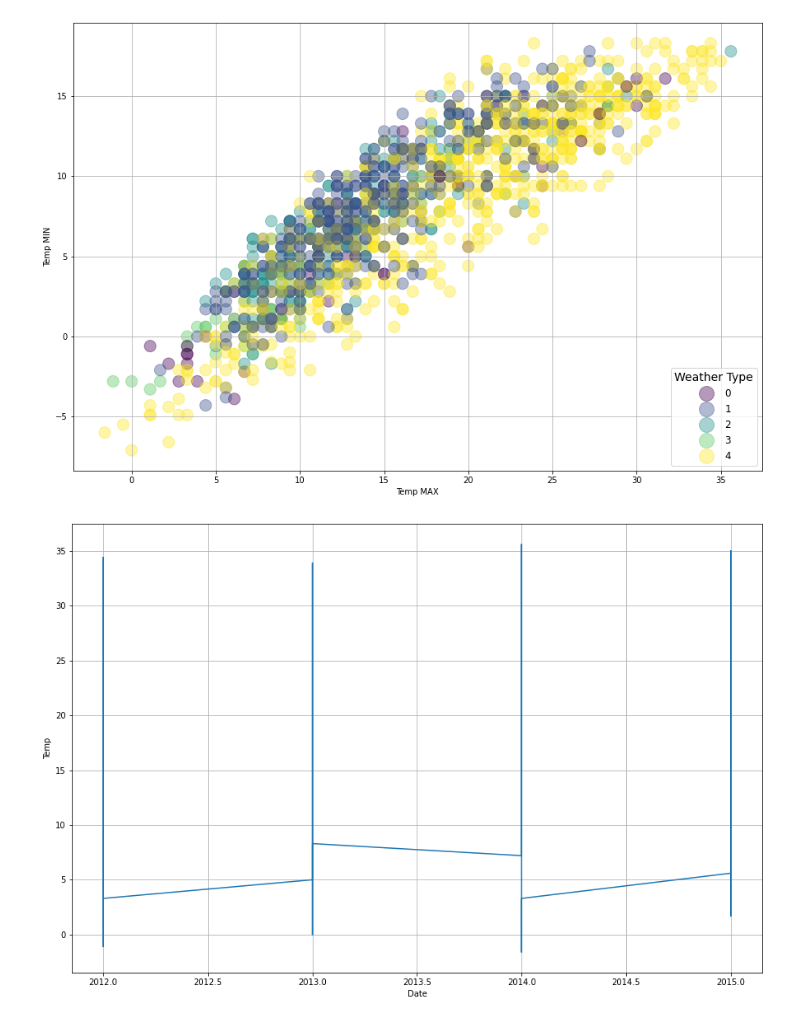
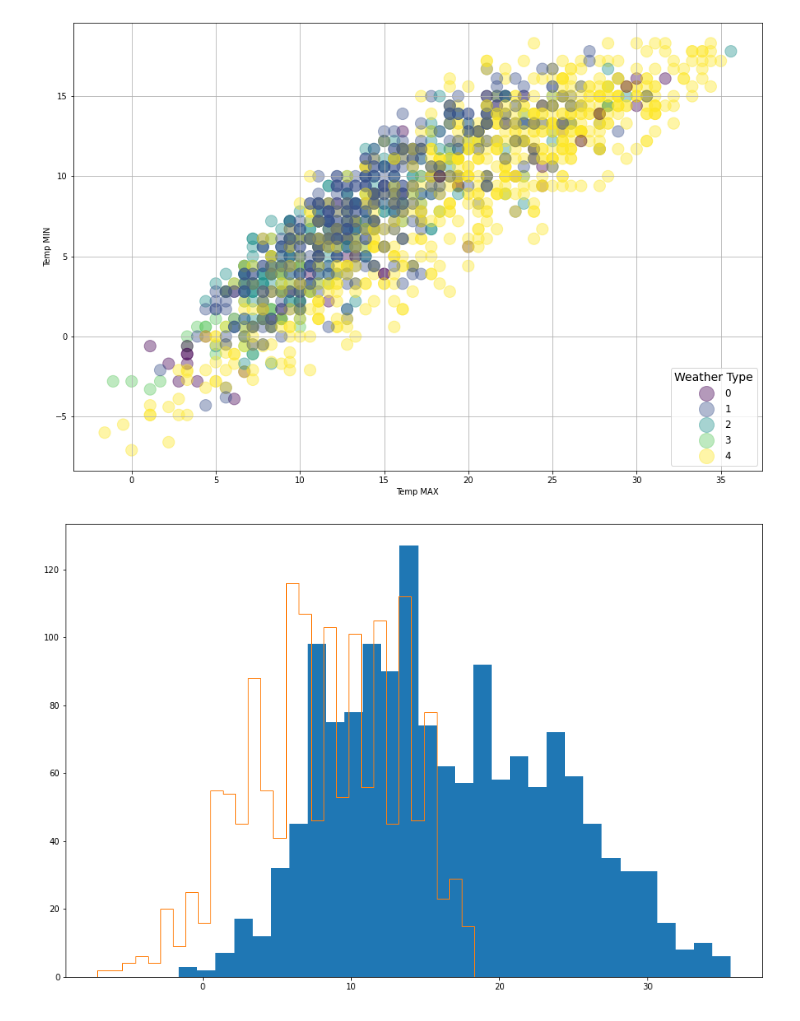
Before and after one commit to danm00nster/zaliczenie_IDW, a Jupyter notebook: Zaliczenie_IWD_Daniel_Kwiecinski.ipynb, the cells around one changed output. Cells and saved outputs as stored; diff of their text form; code cells hidden in the pictures.

```diff
--- a/Zaliczenie_IWD_Daniel_Kwiecinski.ipynb
+++ b/Zaliczenie_IWD_Daniel_Kwiecinski.ipynb
@@ -382,18 +391,10 @@ weather_enc
 4        [sun]
 Name: weather, dtype: object
 [figure]
-# %%
-
-
-
-import datetime as dt
-fig, ax=plt.subplots(figsize=(15,10))
-weather['year']=pd.to_datetime(weather.index)
-weather['year']=weather['year'].dt.year
-ax.plot(weather['year'], weather['temp_max'])
-ax.set_xlabel('Date')
-ax.set_ylabel('Temp')
-ax.grid()
-plt.show()
-# %% [output]
-[figure, removed]
+# %%
+fig, ax=plt.subplots(figsize=(15,10))
+ax.hist(weather['temp_max'],bins=30)
+ax.hist(weather['temp_min'], bins=30, histtype='step')
+plt.show()
+# %% [output]
+[figure, added]
```
Also changed, not shown: parts of 2 cells of this notebook.
